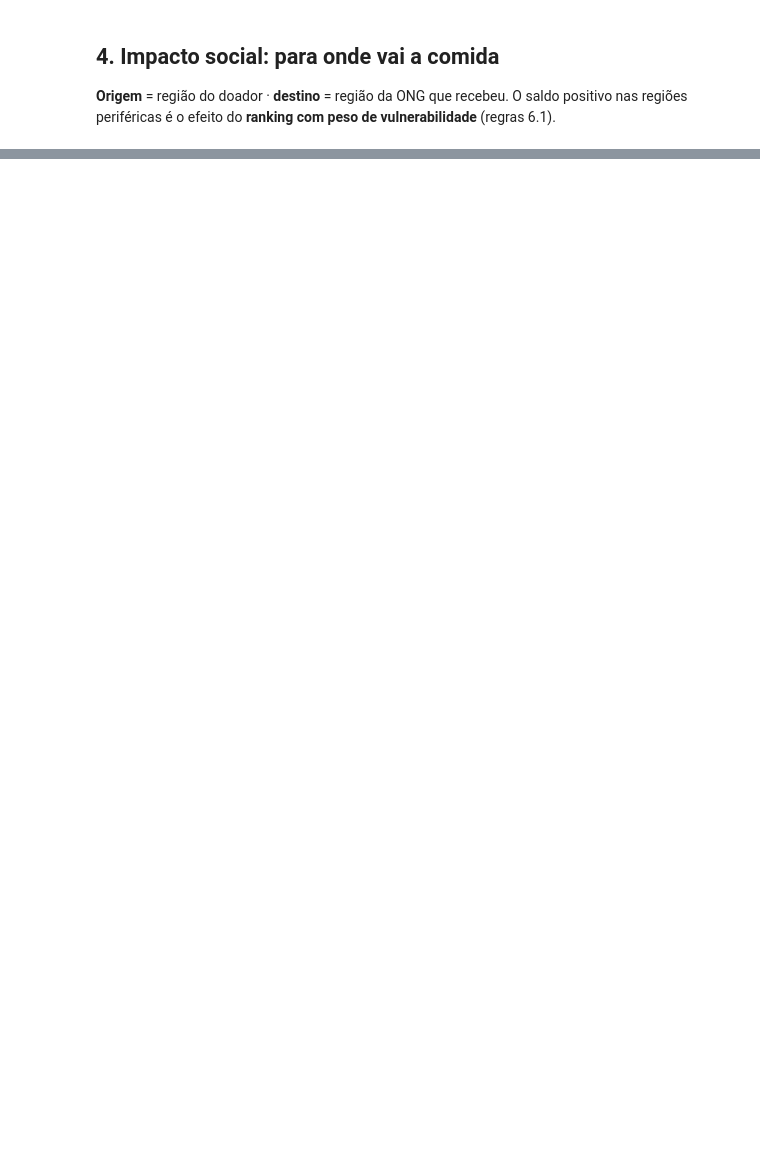
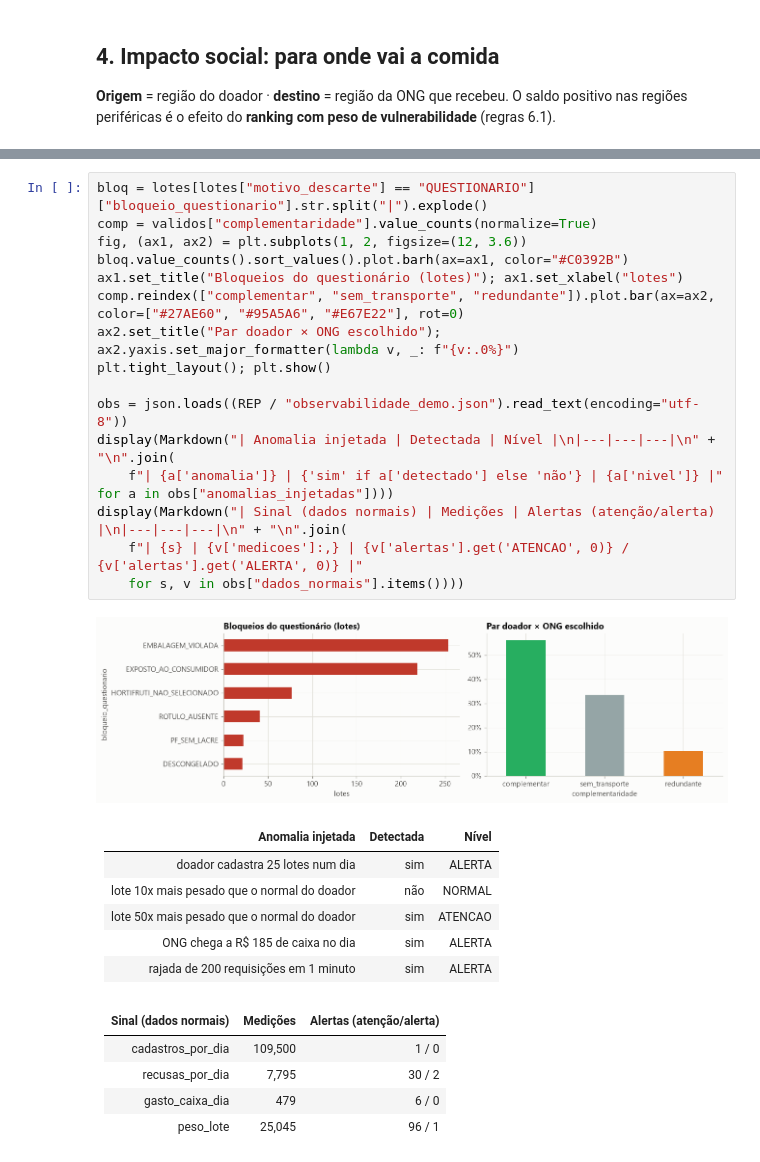
Before and after one commit to Vitoriinoo/REDE_ALIMENTAR_SINAPSE, a Jupyter notebook: notebooks/01_eda_e_resultados.ipynb, the cells around one changed output, grey strips where cells are left out. Cells and saved outputs as stored; diff of their text form; blank space fills up the shorter version.

```diff
--- a/notebooks/01_eda_e_resultados.ipynb
+++ b/notebooks/01_eda_e_resultados.ipynb
@@ -336 +347,32 @@ display(Markdown("| Guardrail | " + " | ".join(versoes) + " |\n|---|" + "---|" *
+# %%
+bloq = lotes[lotes["motivo_descarte"] == "QUESTIONARIO"]["bloqueio_questionario"].str.split("|").explode()
+comp = validos["complementaridade"].value_counts(normalize=True)
+fig, (ax1, ax2) = plt.subplots(1, 2, figsize=(12, 3.6))
+bloq.value_counts().sort_values().plot.barh(ax=ax1, color="#C0392B")
+ax1.set_title("Bloqueios do questionário (lotes)"); ax1.set_xlabel("lotes")
+comp.reindex(["complementar", "sem_transporte", "redundante"]).plot.bar(ax=ax2, color=["#27AE60", "#95A5A6", "#E67E22"], rot=0)
+ax2.set_title("Par doador × ONG escolhido"); ax2.yaxis.set_major_formatter(lambda v, _: f"{v:.0%}")
+plt.tight_layout(); plt.show()
+
+obs = json.loads((REP / "observabilidade_demo.json").read_text(encoding="utf-8"))
+display(Markdown("| Anomalia injetada | Detectada | Nível |\n|---|---|---|\n" + "\n".join(
+    f"| {a['anomalia']} | {'sim' if a['detectado'] else 'não'} | {a['nivel']} |" for a in obs["anomalias_injetadas"])))
+display(Markdown("| Sinal (dados normais) | Medições | Alertas (atenção/alerta) |\n|---|---|---|\n" + "\n".join(
+    f"| {s} | {v['medicoes']:,} | {v['alertas'].get('ATENCAO', 0)} / {v['alertas'].get('ALERTA', 0)} |"
+    for s, v in obs["dados_normais"].items())))
+# %% [output]
+[figure, added]
+| Anomalia injetada | Detectada | Nível |
+|---|---|---|
+| doador cadastra 25 lotes num dia | sim | ALERTA |
+| lote 10x mais pesado que o normal do doador | não | NORMAL |
+| lote 50x mais pesado que o normal do doador | sim | ATENCAO |
+| ONG chega a R$ 185 de caixa no dia | sim | ALERTA |
+| rajada de 200 requisições em 1 minuto | sim | ALERTA |
+| Sinal (dados normais) | Medições | Alertas (atenção/alerta) |
+|---|---|---|
+| cadastros_por_dia | 109,500 | 1 / 0 |
+| recusas_por_dia | 7,795 | 30 / 2 |
+| gasto_caixa_dia | 479 | 6 / 0 |
+| peso_lote | 25,045 | 96 / 1 |
 # %% [markdown]
```
Also changed, not shown: parts of 14 cells of this notebook, 20 other files.
